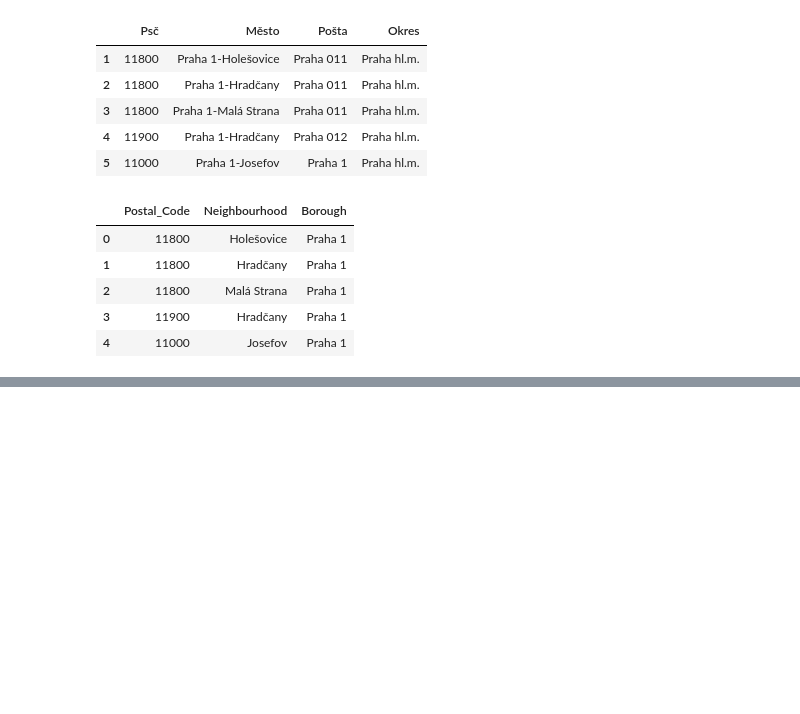
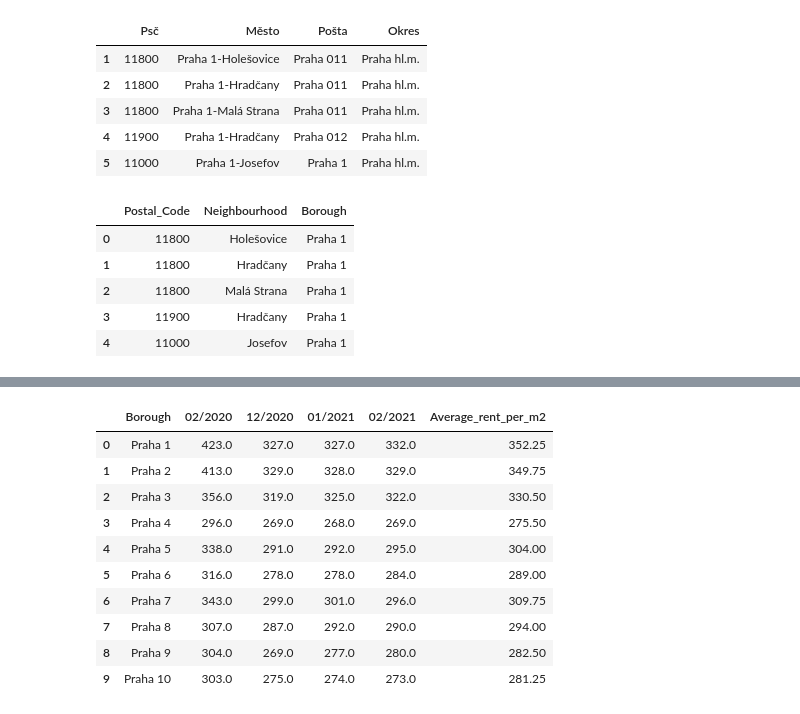
Before and after one commit to MarketaM/Coursera_Capstone, a Jupyter notebook: notebooks/Prague_Neighourhood_Project.ipynb, the cells around one changed output, grey strips where cells are left out. Saved outputs shown, nothing was run; the diff lists cells and outputs as text; code cells hidden in the pictures; blank space fills up the shorter version.

```diff
--- a/notebooks/Prague_Neighourhood_Project.ipynb
+++ b/notebooks/Prague_Neighourhood_Project.ipynb
@@ -44,0 +102,22 @@ df_Prague_ZIP.head()
+# %%
+url2 = "https://realitymix.cz/statistika-nemovitosti/byty-pronajem-prumerna-cena-pronajmu-1m2-mesic.html"
+df_url = pd.read_html(url2)
+df_prices = df_url[0]
+df = df_prices.drop([0, 1, 2, 3, 4, 5, 6, 7, 8, 9, 10, 11, 12, 13]).reset_index(drop=True)
+df.drop(df.columns[[-1,-2,-3]], axis=1, inplace=True)
+df_realities = df.rename(columns={"Unnamed: 0":"Borough"})
+# %%
+df_realities["Average_rent_per_m2"]=df_realities.mean(axis=1)
+df_realities
+# %% [output]
+|  | Borough | 02/2020 | 12/2020 | 01/2021 | 02/2021 | Average_rent_per_m2 |
+| 0 | Praha 1 | 423.0 | 327.0 | 327.0 | 332.0 | 352.25 |
+| 1 | Praha 2 | 413.0 | 329.0 | 328.0 | 329.0 | 349.75 |
+| 2 | Praha 3 | 356.0 | 319.0 | 325.0 | 322.0 | 330.50 |
+| 3 | Praha 4 | 296.0 | 269.0 | 268.0 | 269.0 | 275.50 |
+| 4 | Praha 5 | 338.0 | 291.0 | 292.0 | 295.0 | 304.00 |
+| 5 | Praha 6 | 316.0 | 278.0 | 278.0 | 284.0 | 289.00 |
+| 6 | Praha 7 | 343.0 | 299.0 | 301.0 | 296.0 | 309.75 |
+| 7 | Praha 8 | 307.0 | 287.0 | 292.0 | 290.0 | 294.00 |
+| 8 | Praha 9 | 304.0 | 269.0 | 277.0 | 280.0 | 282.50 |
+| 9 | Praha 10 | 303.0 | 275.0 | 274.0 | 273.0 | 281.25 |
```
Also changed, not shown: parts of 4 cells of this notebook.
